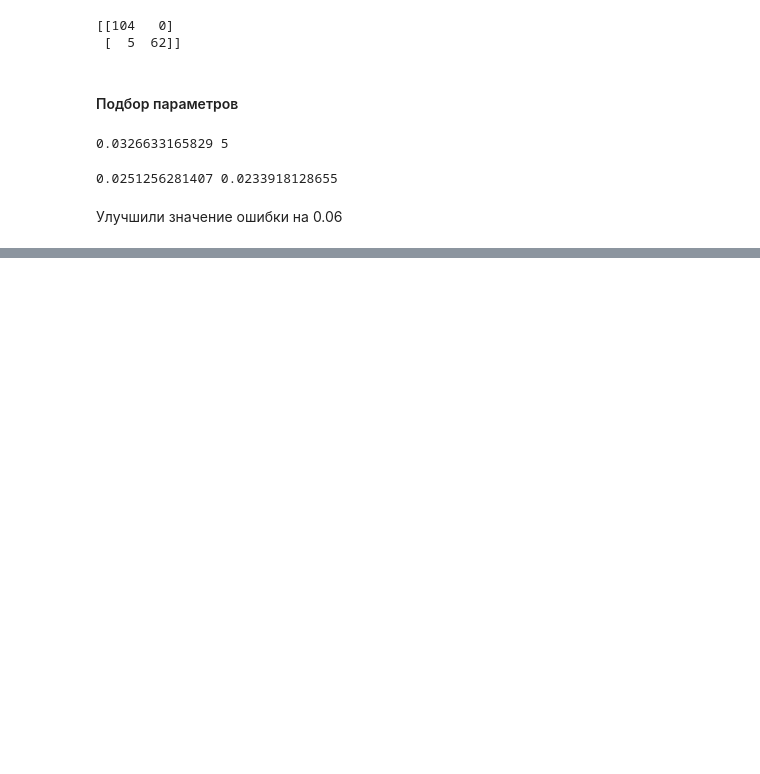
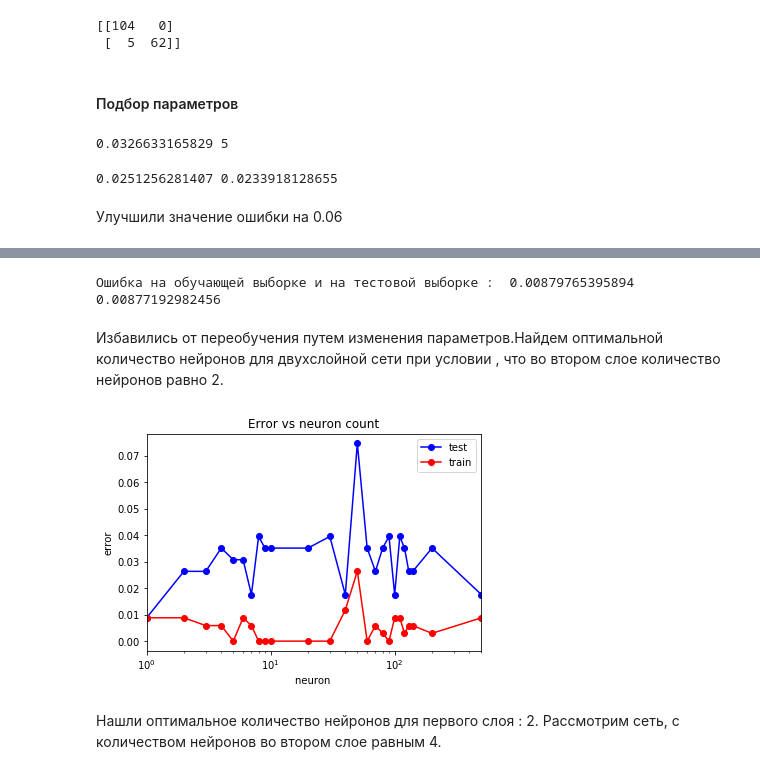
Before and after one commit to OlgaAnikina/Machine_learning, a Jupyter notebook: MO.lab1.ipynb, the cells around one changed output, grey strips where cells are left out. Cells and saved outputs as stored; diff of their text form; code cells hidden in the pictures; blank space fills up the shorter version.

```diff
--- a/MO.lab1.ipynb
+++ b/MO.lab1.ipynb
@@ -551,0 +665,4 @@ print(err_train, err_test)
+# %%
+from sklearn.neural_network import MLPClassifier
+mlp_model = MLPClassifier(hidden_layer_sizes = (85, 2), solver = 'lbfgs', activation = 'logistic', random_state = 5)
+mlp_model.fit(X_train, y_train)
@@ -551,0 +685,4 @@ print(err_train, err_test)
+# %%
+from sklearn.neural_network import MLPClassifier
+mlp_model = MLPClassifier(hidden_layer_sizes = (1, 2), solver = 'lbfgs', activation = 'logistic', random_state = 5)
+mlp_model.fit(X_train, y_train)
@@ -551,0 +697,35 @@ print(err_train, err_test)
+# %%
+y_train_pred = mlp_model.predict(X_train)
+y_test_pred = mlp_model.predict(X_test)
+print("Ошибка на обучающей выборке и на тестовой выборке : ", np.mean(y_train != y_train_pred), np.mean(y_test != y_test_pred))
+# %% [output]
+Ошибка на обучающей выборке и на тестовой выборке :  0.00879765395894 0.00877192982456
+# %% [markdown]
+Избавились от переобучения путем изменения параметров.Найдем оптимальной количество нейронов для двухслойной сети при условии , что во втором слое количество нейронов равно 2.
+# %%
+neurons_arr = (1, 2, 3, 4, 5, 6, 7, 8, 9, 10, 20, 30, 40, 50, 60, 70, 80, 90, 100, 110, 120, 130, 140,200,500)
+test_err = []
+train_err = []
+for neuron in neurons_arr:
+    mlp_model = MLPClassifier( hidden_layer_sizes = (neuron, 2),
+                              solver = 'lbfgs', activation = 'logistic', random_state = 5)
+    mlp_model.fit(X_train, y_train)
+
+    y_train_pred = mlp_model.predict(X_train)
+    y_test_pred = mlp_model.predict(X_test)
+    train_err.append(np.mean(y_train != y_train_pred))
+    test_err.append(np.mean(y_test != y_test_pred))
+# %%
+plt.semilogx(neurons_arr, test_err, 'b-o', label = 'test')
+plt.semilogx(neurons_arr, train_err, 'r-o', label = 'train')
+plt.xlim([np.min(neurons_arr), np.max(neurons_arr)])
+plt.title('Error vs neuron count')
+plt.xlabel('neuron ')
+plt.ylabel('error')
+plt.legend()
+pass
+# %% [output]
+[figure, added]
+# %% [markdown]
+Нашли оптимальное количество нейронов для первого слоя : 2.
+Рассмотрим сеть, с количеством нейронов во втором слое равным 4.
```
Also changed, not shown: parts of 38 cells of this notebook.
